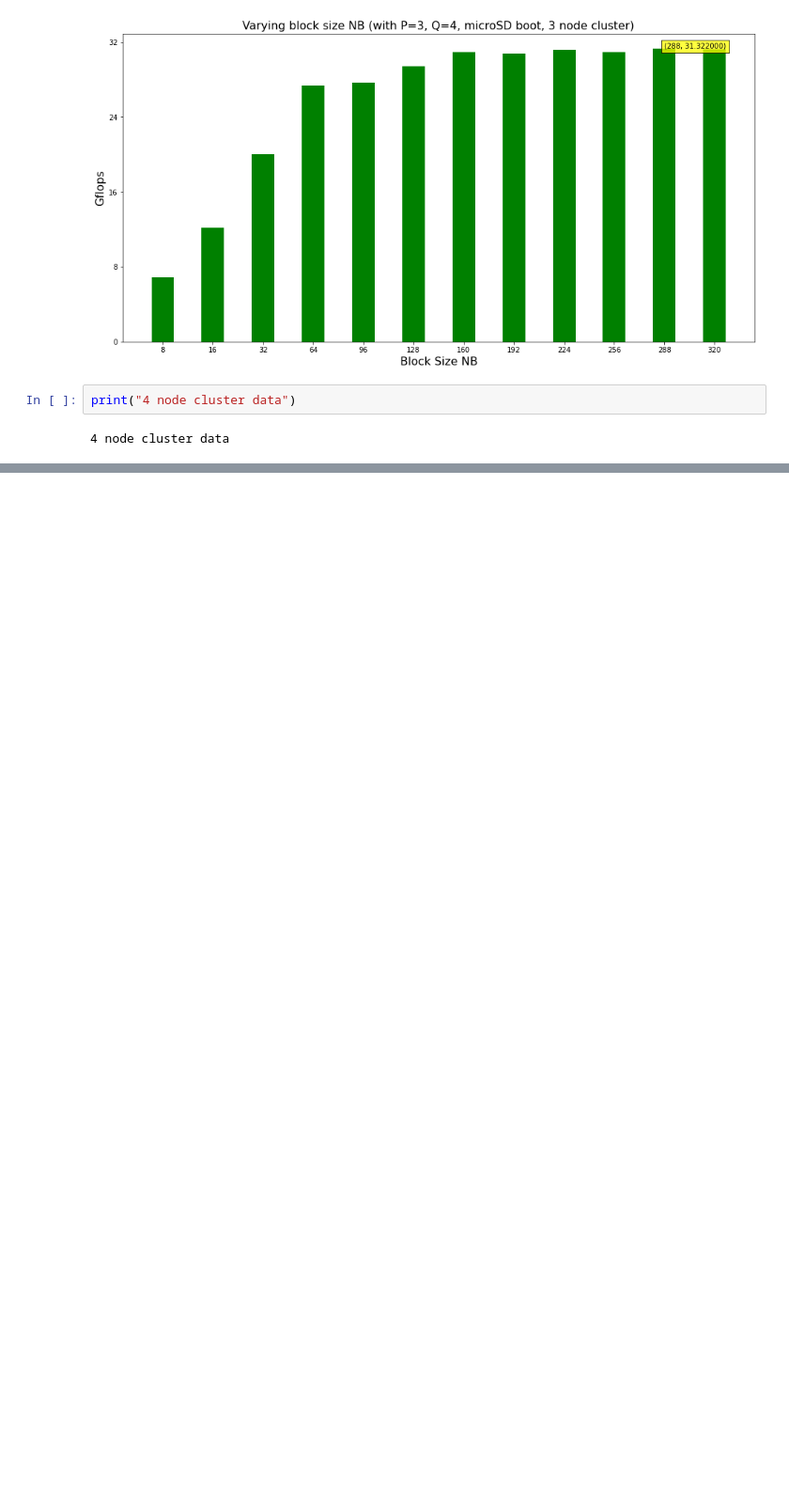
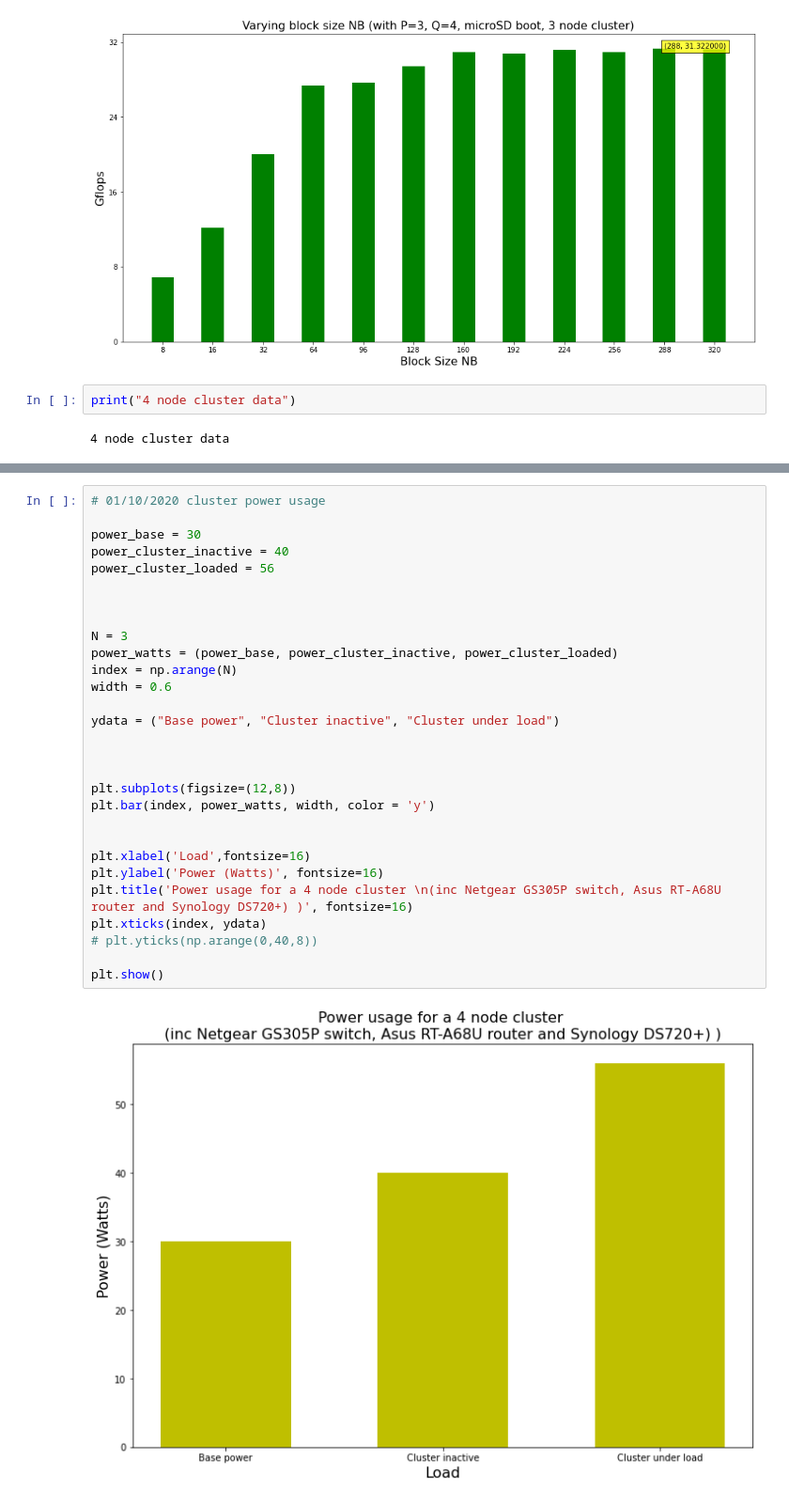
Before and after one commit to mikejmcfarlane/pi_notebooks, a Jupyter notebook: pi_hpl_testing.ipynb, the cells around one changed output, grey strips where cells are left out. Shown at 94% size. Cells and saved outputs as stored; diff of their text form; blank space fills up the shorter version.

```diff
--- a/pi_hpl_testing.ipynb
+++ b/pi_hpl_testing.ipynb
@@ -233,0 +230,31 @@ NameError: name 'np' is not defined
+# %%
+# 01/10/2020 cluster power usage
+
+power_base = 30
+power_cluster_inactive = 40
+power_cluster_loaded = 56
+
+
+
+N = 3
+power_watts = (power_base, power_cluster_inactive, power_cluster_loaded)
+index = np.arange(N)
+width = 0.6
+
+ydata = ("Base power", "Cluster inactive", "Cluster under load")
+
+
+
+plt.subplots(figsize=(12,8))
+plt.bar(index, power_watts, width, color = 'y')
+
+
+plt.xlabel('Load',fontsize=16)
+plt.ylabel('Power (Watts)', fontsize=16)
+plt.title('Power usage for a 4 node cluster \n(inc Netgear GS305P switch, Asus RT-A68U router and Synology DS720+) )', fontsize=16)
+plt.xticks(index, ydata)
+# plt.yticks(np.arange(0,40,8))
+
+plt.show()
+# %% [output]
+[figure, added]
```
Also changed, not shown: parts of 4 cells of this notebook.
